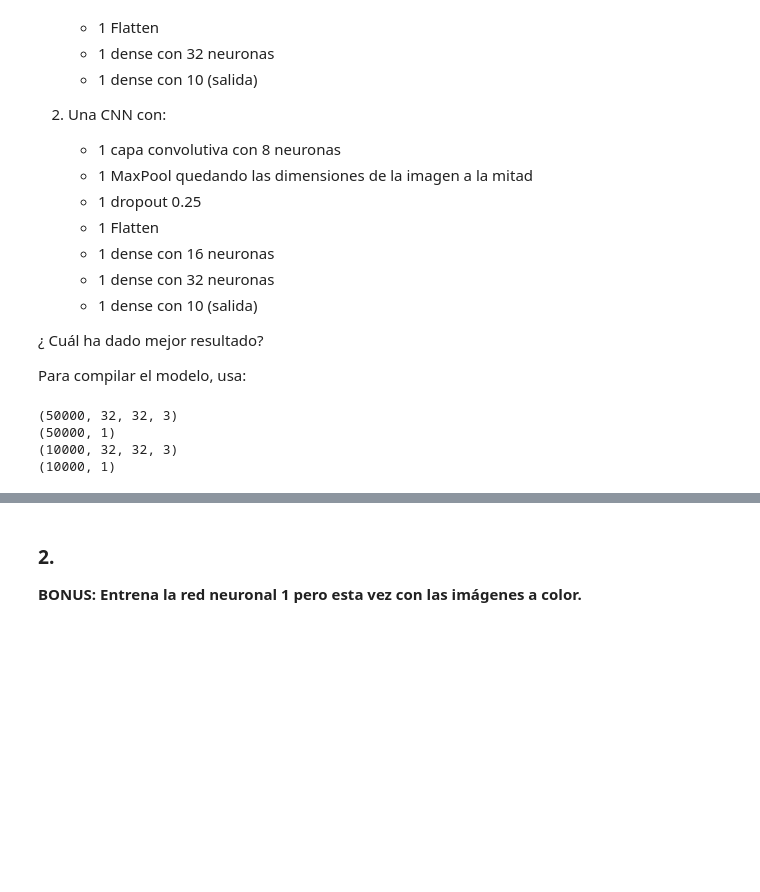
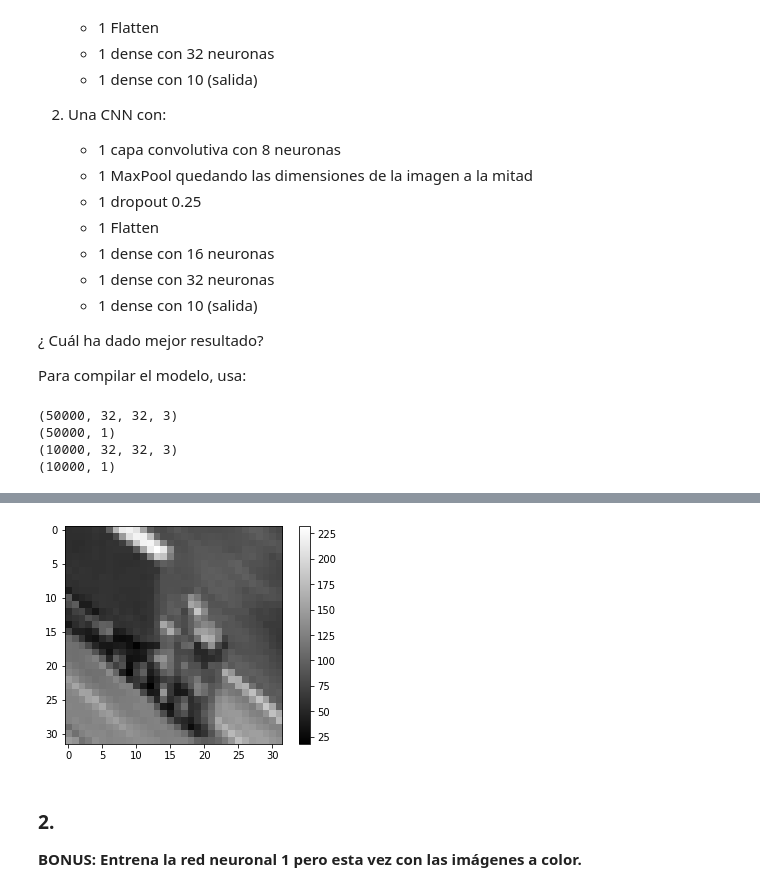
Before and after one commit to RMolleda/Neural_networks, a Jupyter notebook: Exercises/convolution_cifar10.ipynb, the cells around one changed output, grey strips where cells are left out. Cells and saved outputs as stored; diff of their text form; code cells hidden in the pictures; blank space fills up the shorter version.

```diff
--- a/Exercises/convolution_cifar10.ipynb
+++ b/Exercises/convolution_cifar10.ipynb
@@ -61,0 +50,4 @@ ValueError: num must be 1 <= num <= 25, not 26
+# %%
+train_images_1 = tf.image.rgb_to_grayscale(
+    train_images
+)
@@ -61,0 +66,12 @@ ValueError: num must be 1 <= num <= 25, not 26
+# %%
+model1 = models.Sequential()
+model1.add(layers.Conv2D(filters=8,
+                        kernel_size=(3, 3),
+                        input_shape=(32, 32, 1),
+                        padding='same'))
+model1.add(layers.MaxPooling2D((2, 2)))
+model1.add(layers.Dropout(0.25))
+model1.add(layers.Flatten())
+model1.add(layers.Dense(32, activation="relu"))
+model1.add(layers.Dense(10, activation="softmax"))
+model1.summary()
@@ -62,4 +99,6 @@ ValueError: num must be 1 <= num <= 25, not 26
 # %%
-model.compile(optimizer='adam',
+model1.compile(optimizer='adam',
               loss='sparse_categorical_crossentropy',
               metrics=['accuracy'])
+# %%
+model1.fit(train_images_1, train_labels, epochs=5)
@@ -66,3 +126,11 @@ model.compile(optimizer='adam',
+# %%
+plt.figure()
+plt.imshow(train_images_1[50], cmap="gray")
+plt.colorbar()
+plt.grid(False)
+plt.show()
+# %% [output]
+[figure, added]
 # %% [markdown]
 ### 2.
 
```
Also changed, not shown: parts of 12 cells of this notebook, 1 other file.
